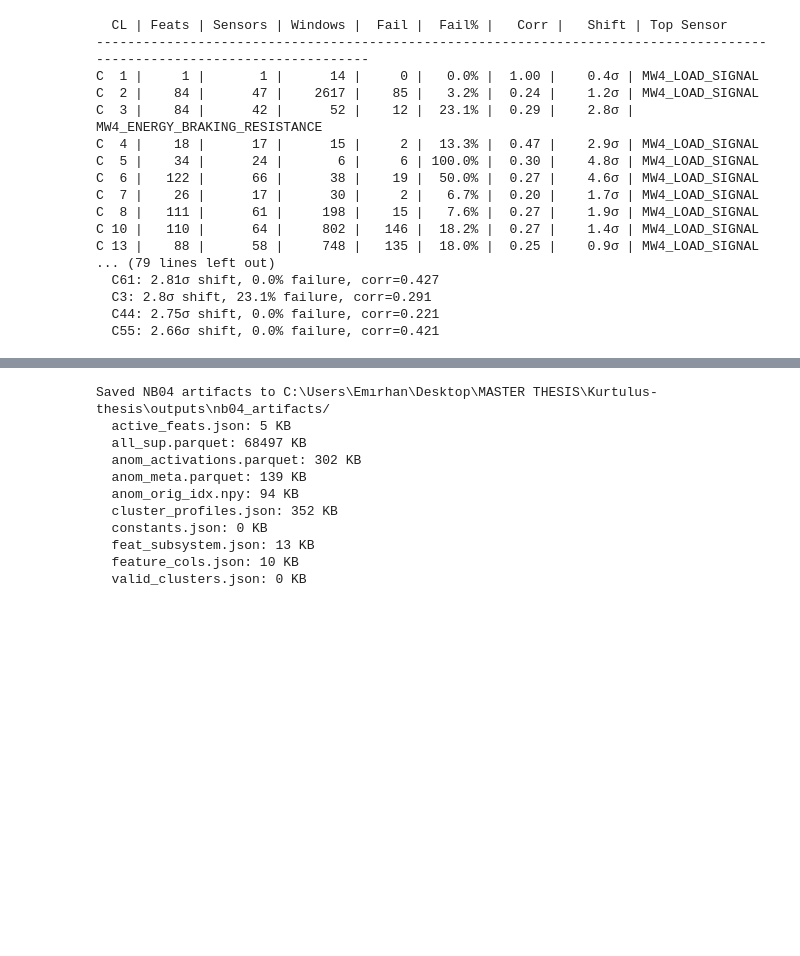
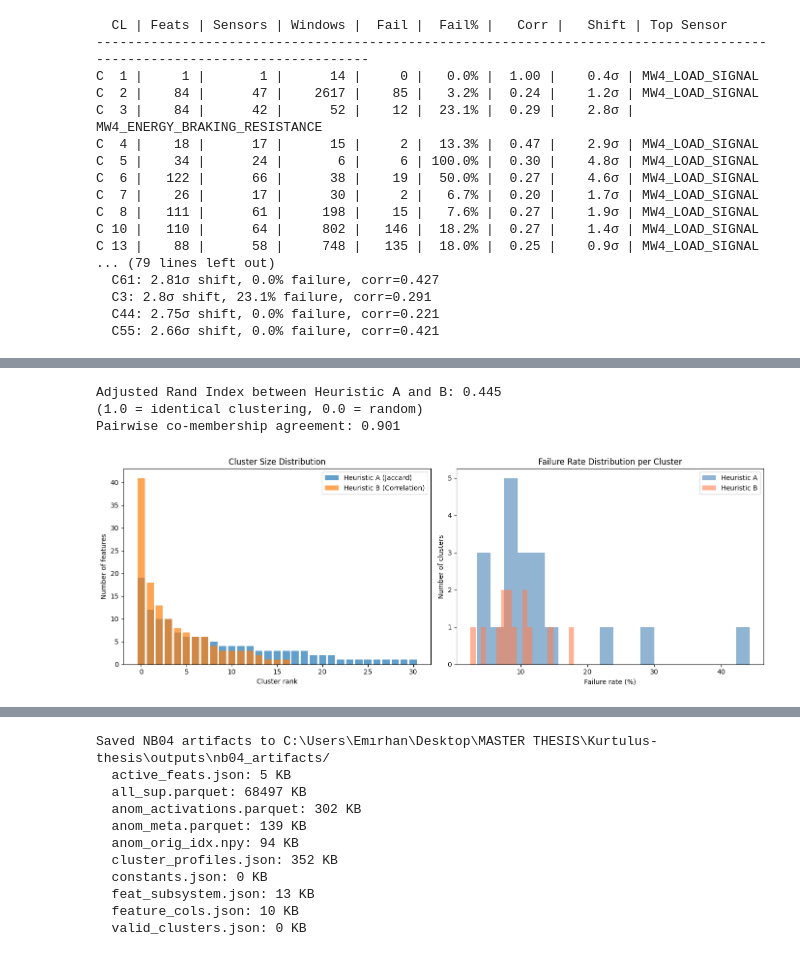
Before and after one commit to Emir515/Kurtulus-thesis, a Jupyter notebook: notebooks/04_anomaly_detection_cluster_analysis.ipynb, the cells around one changed output, grey strips where cells are left out. Saved outputs shown, nothing was run; the diff lists cells and outputs as text; code cells hidden in the pictures; blank space fills up the shorter version.

```diff
--- a/notebooks/04_anomaly_detection_cluster_analysis.ipynb
+++ b/notebooks/04_anomaly_detection_cluster_analysis.ipynb
@@ -785,0 +865,60 @@ Deep dive complete for clusters: [43, 22, 27, 47, 19]
+# %%
+# ── Side-by-side visual comparison ──
+from sklearn.metrics import adjusted_rand_score
+
+ari = adjusted_rand_score(feat_labels_a, feat_labels_b)
+print(f"Adjusted Rand Index between Heuristic A and B: {ari:.3f}")
+print("(1.0 = identical clustering, 0.0 = random)")
+
+def co_membership(labels):
+    n = len(labels)
+    co = np.zeros((n, n), dtype=int)
+    for i in range(n):
+        for j in range(i+1, n):
+            if labels[i] == labels[j]:
+                co[i, j] = 1; co[j, i] = 1
+    return co
+
+co_a = co_membership(feat_labels_a)
+co_b = co_membership(feat_labels_b)
+agreement = (co_a == co_b).sum() / co_a.size
+print(f"Pairwise co-membership agreement: {agreement:.3f}")
+
+fig, axes = plt.subplots(1, 2, figsize=(14, 5))
+
+sizes_a = sorted([len(v) for v in heuristic_a.values()], reverse=True)
+sizes_b = sorted([len(v) for v in heuristic_b.values()], reverse=True)
+axes[0].bar(range(len(sizes_a)), sizes_a, alpha=0.7, label='Heuristic A (Jaccard)')
+axes[0].bar(range(len(sizes_b)), sizes_b, alpha=0.7, label='Heuristic B (Correlation)')
+axes[0].set_xlabel('Cluster rank'); axes[0].set_ylabel('Number of features')
+axes[0].set_title('Cluster Size Distribution'); axes[0].legend()
+
+fail_rates_a, fail_rates_b = [], []
+for cl_id in sorted(heuristic_a.keys()):
+    feats = heuristic_a[cl_id]
+    if len(feats) < 3: continue
+    cl_active = anom_activations[feats].any(axis=1)
+    n_w = cl_active.sum(); n_f = all_sup.loc[anom_orig_idx[cl_active.values], 'label'].sum()
+    fail_rates_a.append(100 * n_f / max(n_w, 1))
+for cl_id in sorted(heuristic_b.keys()):
+    feats = heuristic_b[cl_id]
+    if len(feats) < 3: continue
+    cl_active = anom_activations[feats].any(axis=1)
+    n_w = cl_active.sum(); n_f = all_sup.loc[anom_orig_idx[cl_active.values], 'label'].sum()
+    fail_rates_b.append(100 * n_f / max(n_w, 1))
+
+axes[1].hist(fail_rates_a, bins=20, alpha=0.6, label='Heuristic A', color='steelblue')
+axes[1].hist(fail_rates_b, bins=20, alpha=0.6, label='Heuristic B', color='coral')
+axes[1].set_xlabel('Failure rate (%)')
+axes[1].set_ylabel('Number of clusters')
+axes[1].set_title('Failure Rate Distribution per Cluster')
+axes[1].legend()
+
+plt.tight_layout()
+plt.savefig(os.path.join(OUT_DIR, 'heuristic_comparison.png'), dpi=150, bbox_inches='tight')
+plt.show()
+# %% [output]
+Adjusted Rand Index between Heuristic A and B: 0.445
+(1.0 = identical clustering, 0.0 = random)
+Pairwise co-membership agreement: 0.901
+[figure, added]
```
Also changed, not shown: parts of 12 cells of this notebook, 1 other file.
